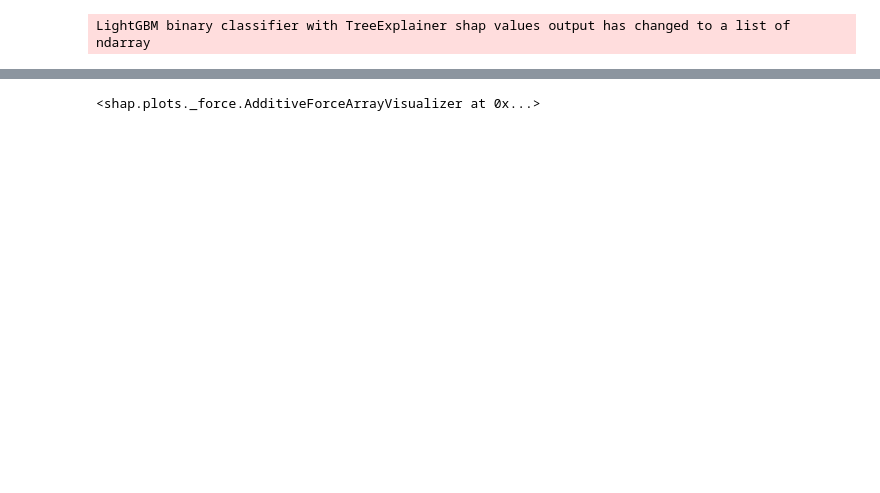
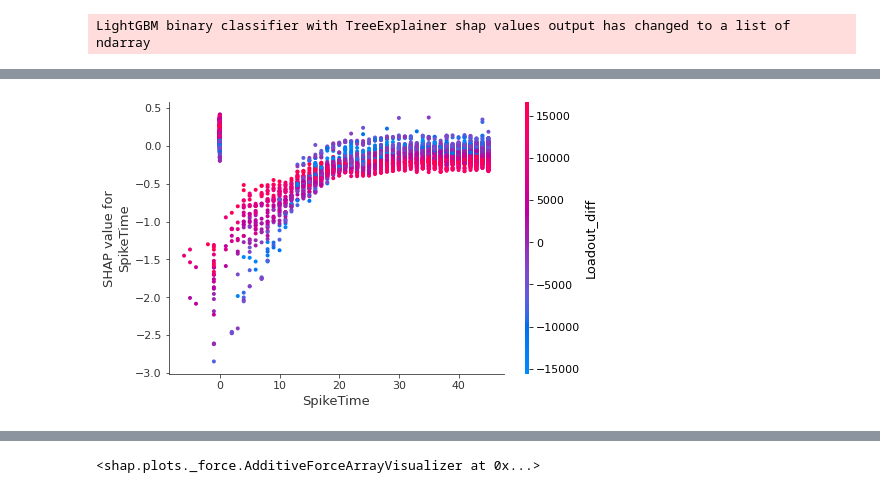
Before and after one commit to mateusb12/valorant_impact, a Jupyter notebook: impact_score/model/model_improvement/shap_test.ipynb, the cells around one changed output, grey strips where cells are left out. Cells and saved outputs as stored; diff of their text form; code cells hidden in the pictures; blank space fills up the shorter version.

```diff
--- a/impact_score/model/model_improvement/shap_test.ipynb
+++ b/impact_score/model/model_improvement/shap_test.ipynb
@@ -46,0 +53,4 @@ shap.summary_plot(shap_values[1], x)
+# %%
+shap.dependence_plot("SpikeTime", shap_values[0], x)
+# %% [output]
+[figure, added]
```
Also changed, not shown: parts of 9 cells of this notebook, 3 other files.
